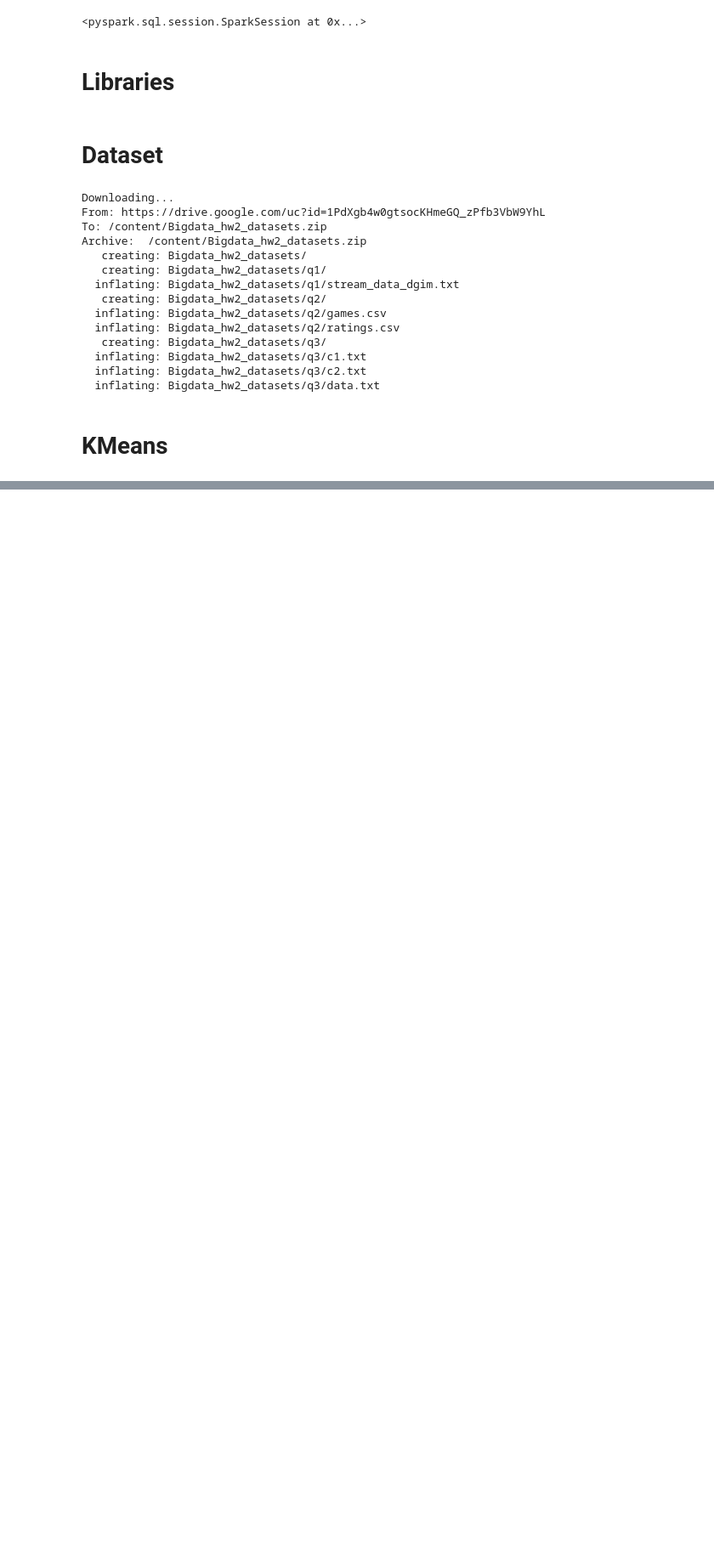
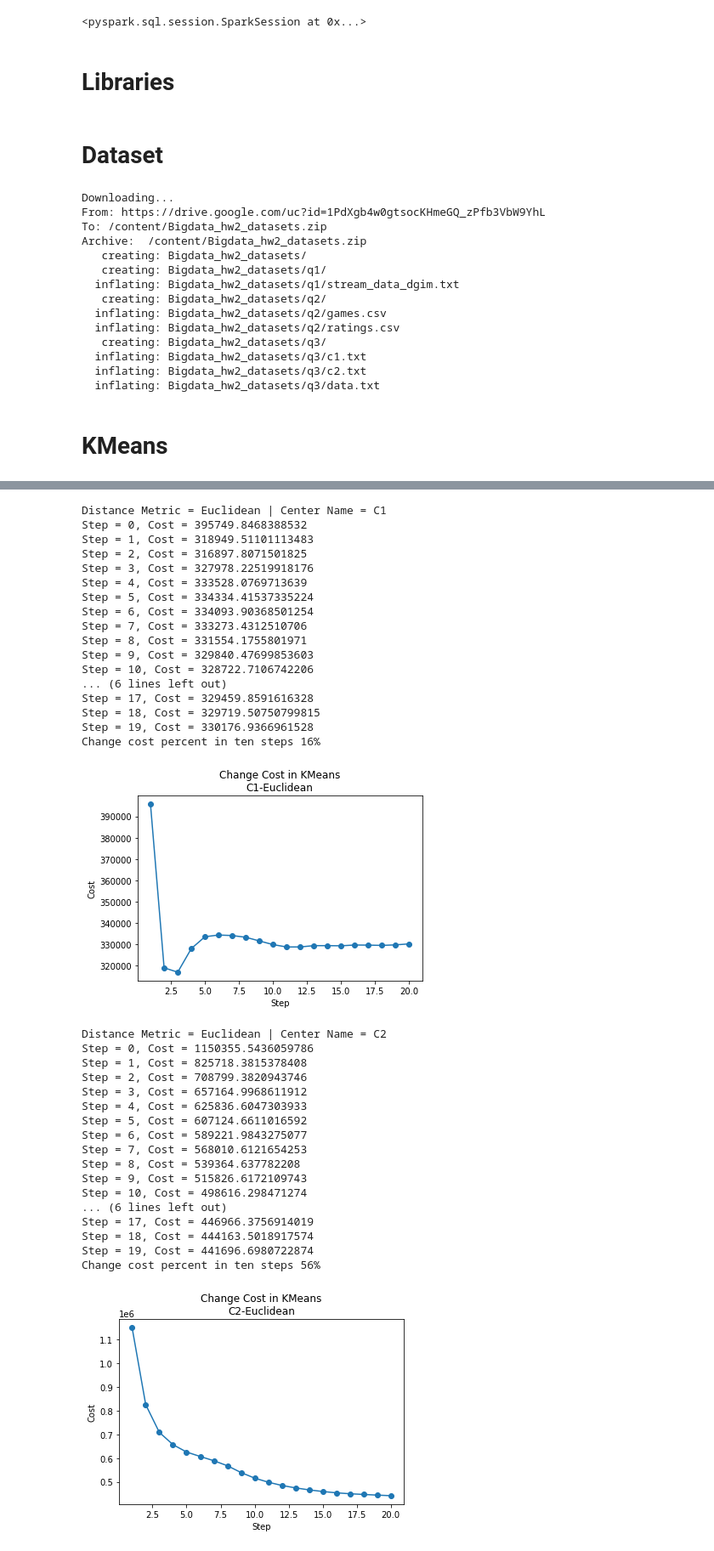
Before and after one commit to AUT-Student/BigData-HW2, a Jupyter notebook: BigData_HW2_Q3.ipynb, the cells around one changed output, grey strips where cells are left out. Shown at 85% size. Cells and saved outputs as stored; diff of their text form; code cells hidden in the pictures; blank space fills up the shorter version.

```diff
--- a/BigData_HW2_Q3.ipynb
+++ b/BigData_HW2_Q3.ipynb
@@ -80,17 +80,24 @@ NUMBER_FEATURES = 58
 # KMeans
 # %%
 class SparkKMeans():
-  def __init__(self, dataset, center, description):
+  def __init__(self, dataset, center, description, distance_metric_name):
     self.dataset_spark = spark.createDataFrame(dataset)
     self.center_spark = spark.createDataFrame(center)
     self.description = description
+
+    if distance_metric_name == "Euclidean":
+      self.distance_metric = self.euclidean_distance
+    elif distance_metric_name == "Manhatan":
+      self.distance_metric = self.manhatan_distance
+    else:
+      raise Exception("Invalid distance_metric_name!")
 
   def run(self, number_epochs):
     self.number_epochs = number_epochs
     self.costs = []
     for step in range(number_epochs):
       data_center_spark = self.dataset_spark.join(self.center_spark)\
-                              .withColumn('distance', self.euclidean_distance(self.dataset_spark.data, self.center_spark.center))
+                              .withColumn('distance', self.distance_metric(self.dataset_spark.data, self.center_spark.center))
 
       data_center_spark = data_center_spark.withColumn("min-distance", f.min("distance")\
                                            .over(Window.partitionBy("data-id")))\
@@ -136,11 +143,14 @@ class SparkKMeans():
     return distance ** 0.5
 
   @staticmethod
+  def manhatan_distance(a, b):
+    distance = 0
+    for i in range(NUMBER_FEATURES):
+      distance += f.abs(a[i] - b[i])
+    return distance
+
+  @staticmethod
   def array_mean(x):
     number_data = len([i for i in zip(*x)][0])
     sum_array = [sum(i) for i in zip(*x)]
     return [item/number_data for item in sum_array]
-# %%
-kmeans = SparkKMeans(dataset=dataset_pandas, center=c1_pandas, description="C1-Euclidean")
-# %%
-kmeans_output = kmeans.run(number_epochs=15)
@@ -157,0 +159,47 @@ Change cost percent 0.1992471767671429
+# %%
+for distance_metric_name in ["Euclidean", "Manhatan"]:
+  for center, center_name in [(c1_pandas, "C1"), (c2_pandas, "C2")]:
+    print(f"Distance Metric = {distance_metric_name} | Center Name = {center_name}")
+
+    kmeans = SparkKMeans(dataset=dataset_pandas, center=center, description=f"{center_name}-{distance_metric_name}", distance_metric_name=distance_metric_name)
+
+    kmeans_output = kmeans.run(number_epochs=20)
+
+    kmeans.report()
+# %% [output]
+Distance Metric = Euclidean | Center Name = C1
+Step = 0, Cost = 395749.8468388532
+Step = 1, Cost = 318949.51101113483
+Step = 2, Cost = 316897.8071501825
+Step = 3, Cost = 327978.22519918176
+Step = 4, Cost = 333528.0769713639
+Step = 5, Cost = 334334.41537335224
+Step = 6, Cost = 334093.90368501254
+Step = 7, Cost = 333273.4312510706
+Step = 8, Cost = 331554.1755801971
+Step = 9, Cost = 329840.47699853603
+Step = 10, Cost = 328722.7106742206
+... (6 lines left out)
+Step = 17, Cost = 329459.8591616328
+Step = 18, Cost = 329719.50750799815
+Step = 19, Cost = 330176.9366961528
+Change cost percent in ten steps 16%
+[figure, added]
+Distance Metric = Euclidean | Center Name = C2
+Step = 0, Cost = 1150355.5436059786
+Step = 1, Cost = 825718.3815378408
+Step = 2, Cost = 708799.3820943746
+Step = 3, Cost = 657164.9968611912
+Step = 4, Cost = 625836.6047303933
+Step = 5, Cost = 607124.6611016592
+Step = 6, Cost = 589221.9843275077
+Step = 7, Cost = 568010.6121654253
+Step = 8, Cost = 539364.637782208
+Step = 9, Cost = 515826.6172109743
+Step = 10, Cost = 498616.298471274
+... (6 lines left out)
+Step = 17, Cost = 446966.3756914019
+Step = 18, Cost = 444163.5018917574
+Step = 19, Cost = 441696.6980722874
+Change cost percent in ten steps 56%
+[figure, added]
```
Also changed, not shown: parts of 5 cells of this notebook.
